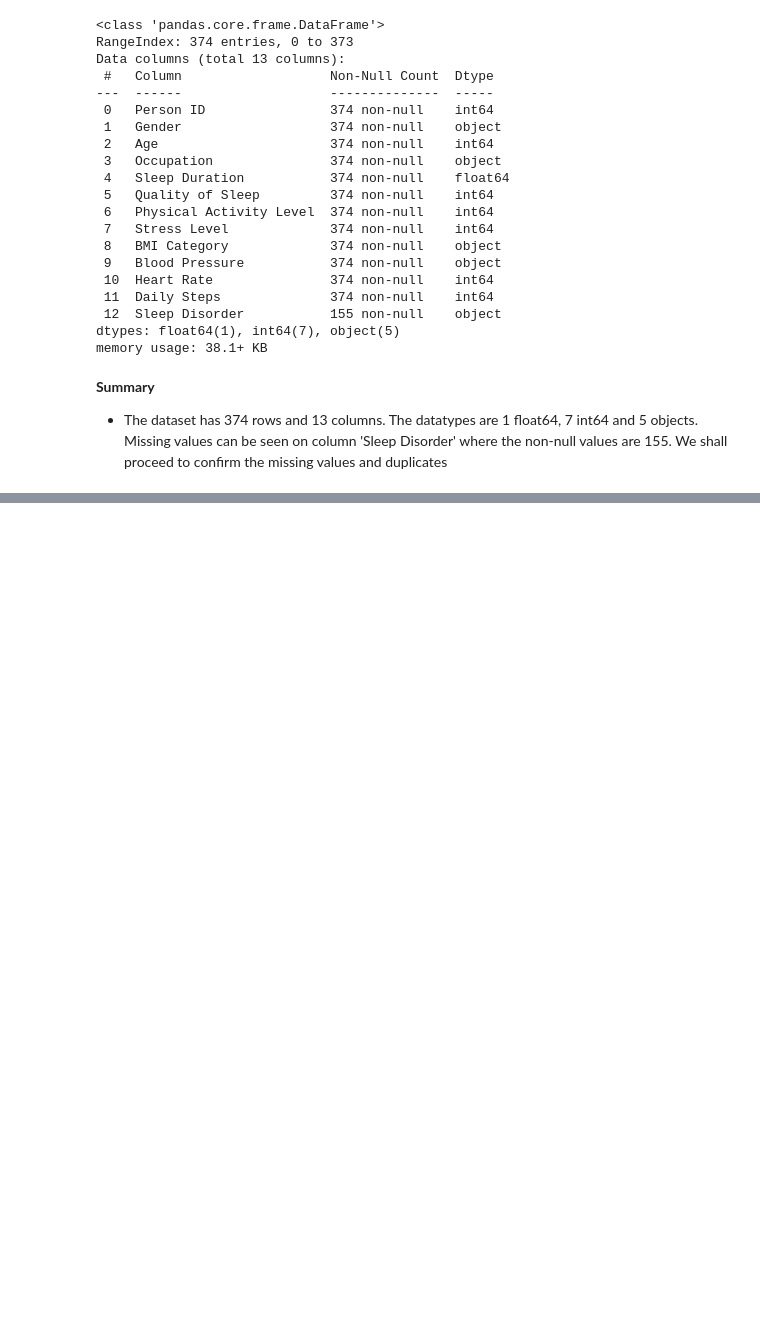
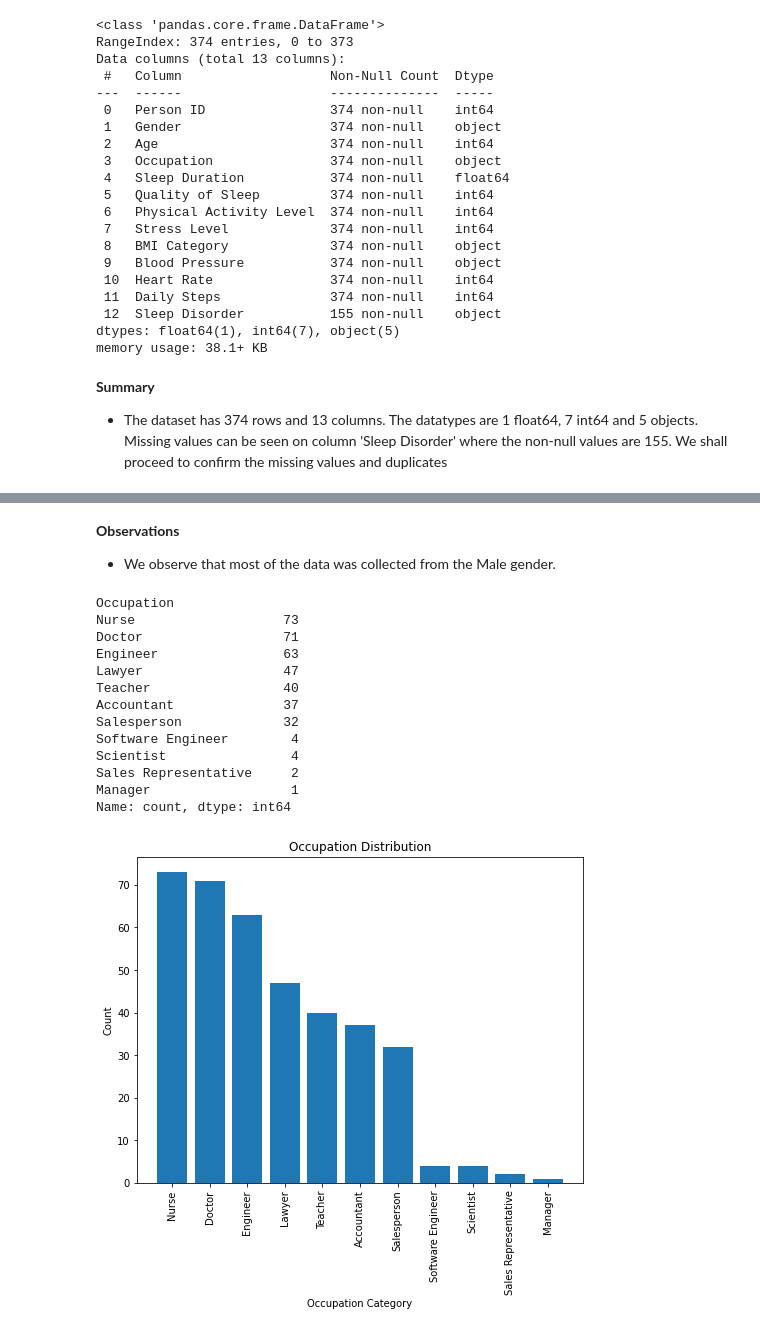
Before and after one commit to jgatharia/Health_and_Sleep_Relation_Project, a Jupyter notebook: health_and_wellness.ipynb, the cells around one changed output, grey strips where cells are left out. Cells and saved outputs as stored; diff of their text form; code cells hidden in the pictures; blank space fills up the shorter version.

```diff
--- a/health_and_wellness.ipynb
+++ b/health_and_wellness.ipynb
@@ -79,0 +210,30 @@ memory usage: 38.1+ KB
+# %% [markdown]
+**Observations**
+
+* We observe that most of the data was collected from the Male gender.
+# %%
+occupation_dist = health_wellness_df['Occupation'].value_counts()
+print(occupation_dist)
+
+fig, ax = plt.subplots(figsize=(8,6))
+plt.bar(occupation_dist.index, occupation_dist.values)
+plt.title('Occupation Distribution')
+plt.xlabel('Occupation Category')
+plt.ylabel('Count')
+plt.xticks(rotation=90)
+plt.show();
+# %% [output]
+Occupation
+Nurse                   73
+Doctor                  71
+Engineer                63
+Lawyer                  47
+Teacher                 40
+Accountant              37
+Salesperson             32
+Software Engineer        4
+Scientist                4
+Sales Representative     2
+Manager                  1
+Name: count, dtype: int64
+[figure, added]
```
Also changed, not shown: parts of 17 cells of this notebook.
